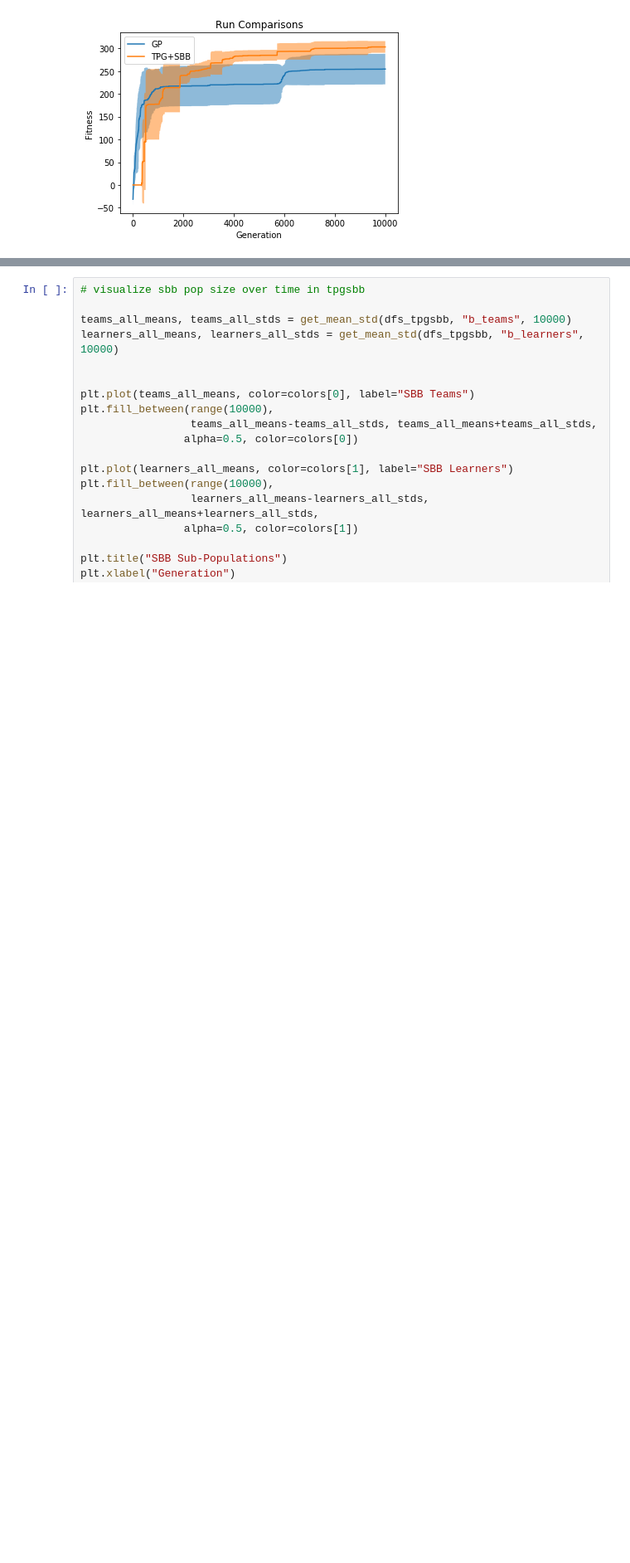
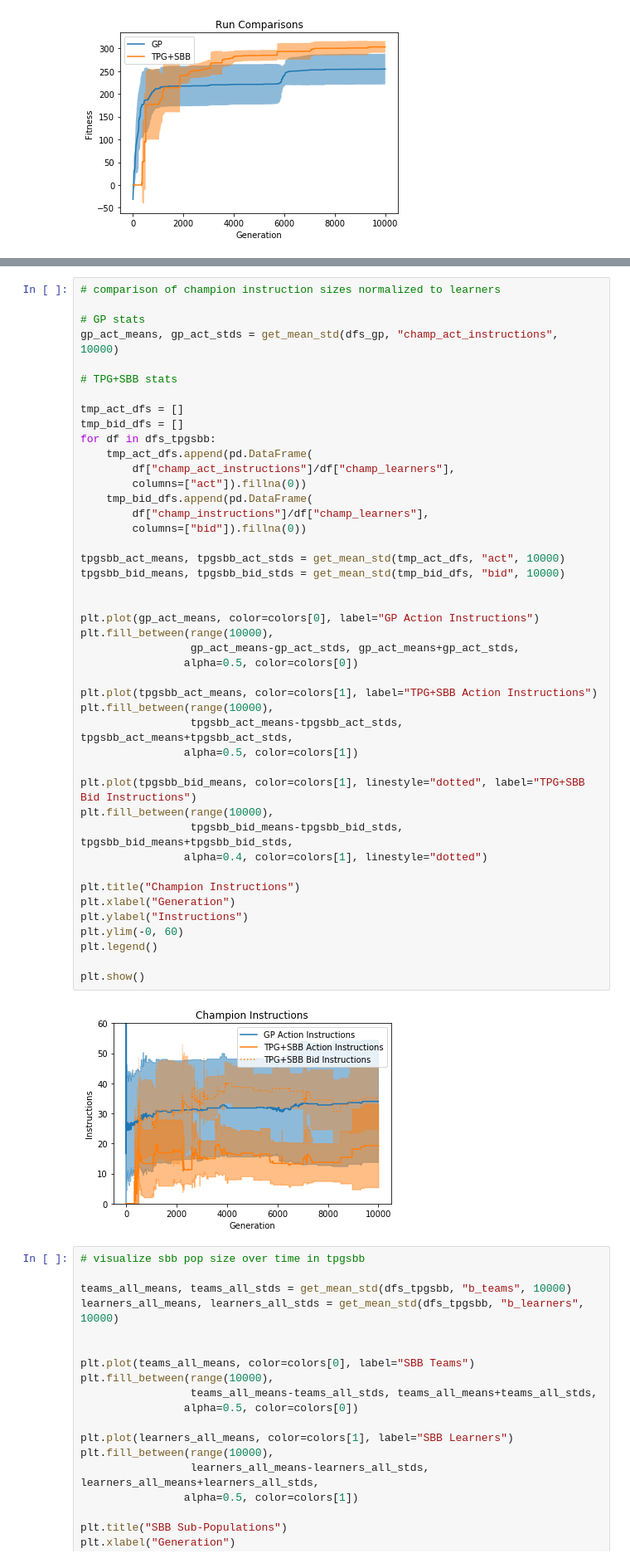
Before and after one commit to Ryan-Amaral/gp-bipedal-walker-analysis, a Jupyter notebook: basic_analysis.ipynb, the cells around one changed output, grey strips where cells are left out. Shown at 83% size. Cells and saved outputs as stored; diff of their text form; blank space fills up the shorter version.

```diff
--- a/basic_analysis.ipynb
+++ b/basic_analysis.ipynb
@@ -142,3 +144,49 @@ plt.show()
+# %%
+# comparison of champion instruction sizes normalized to learners
+
+# GP stats
+gp_act_means, gp_act_stds = get_mean_std(dfs_gp, "champ_act_instructions", 10000)
+
+# TPG+SBB stats
+
+tmp_act_dfs = []
+tmp_bid_dfs = []
+for df in dfs_tpgsbb:
+    tmp_act_dfs.append(pd.DataFrame(
+        df["champ_act_instructions"]/df["champ_learners"],
+        columns=["act"]).fillna(0))
+    tmp_bid_dfs.append(pd.DataFrame(
+        df["champ_instructions"]/df["champ_learners"],
+        columns=["bid"]).fillna(0))
+
+tpgsbb_act_means, tpgsbb_act_stds = get_mean_std(tmp_act_dfs, "act", 10000)
+tpgsbb_bid_means, tpgsbb_bid_stds = get_mean_std(tmp_bid_dfs, "bid", 10000)
+
+
+plt.plot(gp_act_means, color=colors[0], label="GP Action Instructions")
+plt.fill_between(range(10000),
+                 gp_act_means-gp_act_stds, gp_act_means+gp_act_stds,
+                alpha=0.5, color=colors[0])
+
+plt.plot(tpgsbb_act_means, color=colors[1], label="TPG+SBB Action Instructions")
+plt.fill_between(range(10000),
+                 tpgsbb_act_means-tpgsbb_act_stds, tpgsbb_act_means+tpgsbb_act_stds,
+                alpha=0.5, color=colors[1])
+
+plt.plot(tpgsbb_bid_means, color=colors[1], linestyle="dotted", label="TPG+SBB Bid Instructions")
+plt.fill_between(range(10000),
+                 tpgsbb_bid_means-tpgsbb_bid_stds, tpgsbb_bid_means+tpgsbb_bid_stds,
+                alpha=0.4, color=colors[1], linestyle="dotted")
+
+plt.title("Champion Instructions")
+plt.xlabel("Generation")
+plt.ylabel("Instructions")
+plt.ylim(-0, 60)
+plt.legend()
+
+plt.show()
+# %% [output]
+[figure, added]
 # %%
 # visualize sbb pop size over time in tpgsbb
 
```
Also changed, not shown: parts of 2 cells of this notebook, 6 other files.
